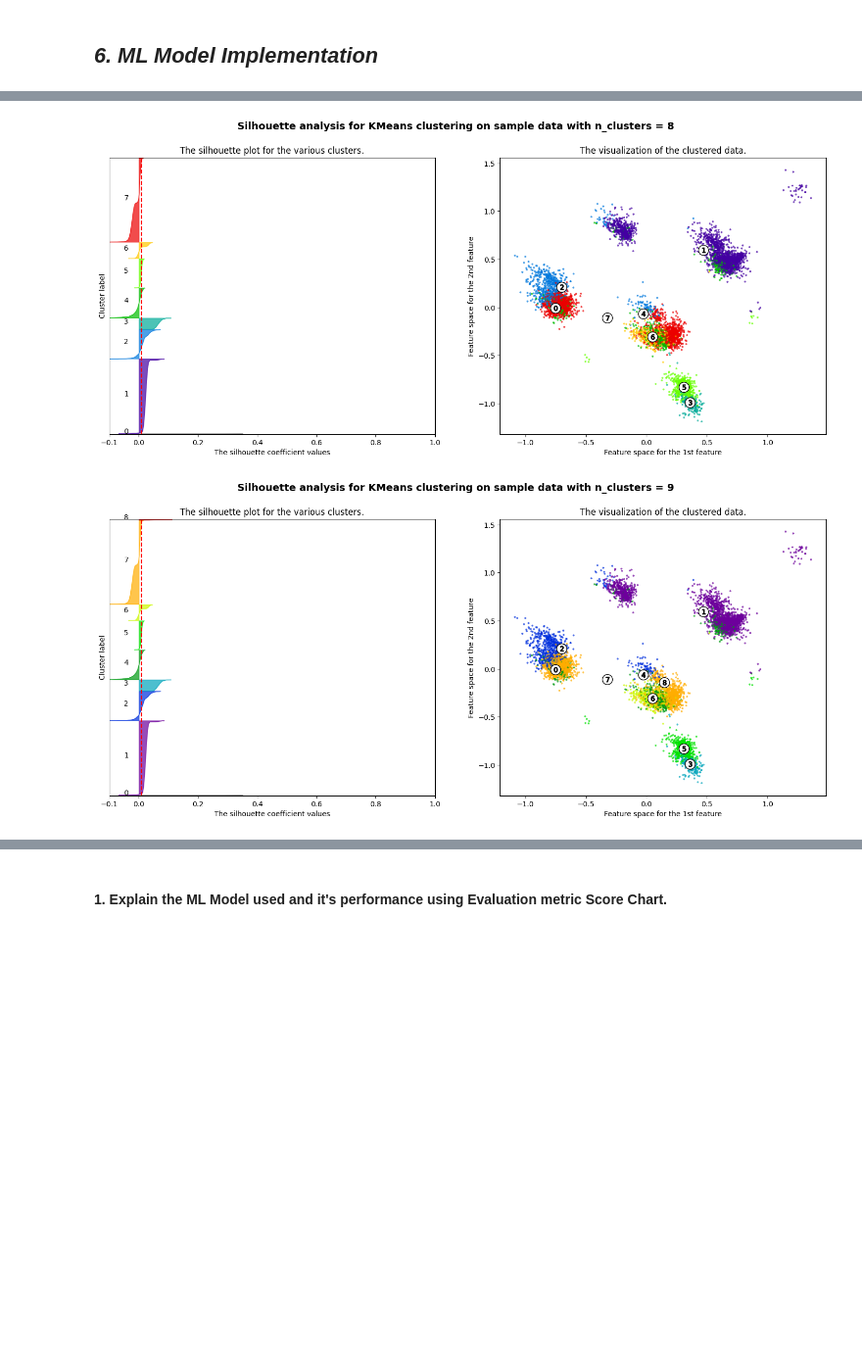
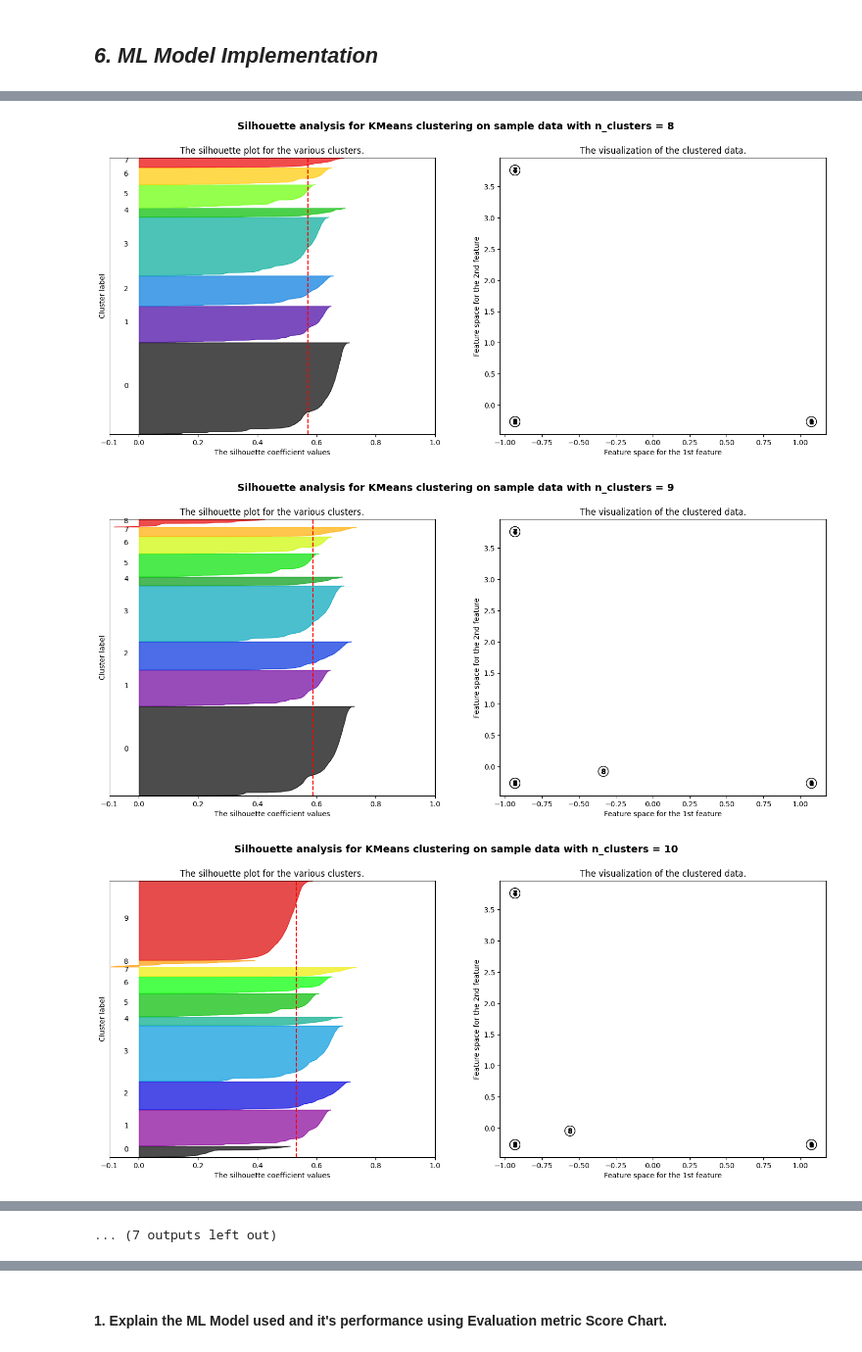
Before and after one commit to sourav03dutta/Netflix-Movies-and-TV-Shows-Clustering, a Jupyter notebook: Netflix_Movies_And_TV_Shows_Clustering.ipynb, the cells around one changed output, grey strips where cells are left out. Shown at 98% size. Drawn from its saved outputs; the diff is of its cells as text; code cells hidden in the pictures; blank space fills up the shorter version.

```diff
--- a/Netflix_Movies_And_TV_Shows_Clustering.ipynb
+++ b/Netflix_Movies_And_TV_Shows_Clustering.ipynb
@@ -1386,0 +1409,4 @@ star
+# %%
+lda = {}
+for i in range(0,lda_gensim_para.num_topics):
+  lda[f'Topic {i}'] = np.zeros(Netflix_Data.shape[0])
@@ -1406,0 +1463,11 @@ Answer Here.
+# %%
+from sklearn.preprocessing import StandardScaler
+
+Netflix_Data_Clusters = Netflix_Data_Clusters.drop('Release_Year', axis=1)
+
+scaler = StandardScaler()
+X_rescale = scaler.fit_transform(Netflix_Data_Clusters)
+
+#dataset contains degree of belonging of document to each topic concatenated to scaled Dataframe
+X = pd.concat([pd.DataFrame(X_rescale, columns = Netflix_Data_Clusters.columns ), (Topic_Model_Data)], axis=1)
+X
@@ -1410,0 +1505,12 @@ Answer Here.
+# %%
+silhouette_score_ = [ ]
+sum_of_sq_dist = {}
+range_n_clusters = [i for i in range(2,20)]
+for n_clusters in range_n_clusters:
+    clusterer = KMeans(n_clusters=n_clusters, n_init=10,random_state=10)
+    preds = clusterer.fit_predict(X)
+    centers = clusterer.cluster_centers_
+    sum_of_sq_dist[n_clusters] = clusterer.inertia_
+
+    score = silhouette_score(X, preds)
+    silhouette_score_.append([int(n_clusters) , round(score , 3)])
@@ -1411,8 +1538,8 @@ Answer Here.
 # %%
 #Within Cluster Sum of Squared Errors(WCSS) for different values of k
 wcss=[]
-for i in range(1,11):
-    km=KMeans(n_clusters=i,random_state = 20)
+for i in range(1,20):
+    km=KMeans(n_clusters=i,random_state = 42)
     km.fit(X)
     wcss.append(km.inertia_)
 # %%
@@ -1429,12 +1558,7 @@ plt.show()
 # %%
-# candidates for the number of cluster
-parameters = list(range(2,10))
-#parameters
-parameter_grid = ParameterGrid({'n_clusters': parameters})
-best_score = -1
-#visualizing Silhouette Score for individual clusters and the clusters made
-#visualizing Silhouette Score for individual clusters and the clusters made
-for n_clusters in parameters:
+range_n_clusters = [i for i in range(2,20)]
+
+for n_clusters in range_n_clusters:
     # Create a subplot with 1 row and 2 columns
     fig, (ax1, ax2) = plt.subplots(1, 2)
     fig.set_size_inches(18, 7)
@@ -1506,7 +1630,7 @@ for n_clusters in parameters:
     # 2nd Plot showing the actual clusters formed
     colors = cm.nipy_spectral(cluster_labels.astype(float) / n_clusters)
     ax2.scatter(
-        X[:, 0], X[:, 1], marker=".", s=30, lw=0, alpha=0.7, c=colors, edgecolor="k"
+        X.iloc[:, 0], X.iloc[:, 1], marker=".", s=30, lw=0, alpha=0.7, c=colors, edgecolor="k"
     )
 
     # Labeling the clusters
@@ -1555,2 +1689,3 @@ For n_clusters = 9 The average silhouette_score is : 0.007787177820760175
-[figure, old version]
+[figure, new version]
-[figure, old version]
+[figure, new version]
+[figure, added]
@@ -1556,0 +1694 @@ For n_clusters = 9 The average silhouette_score is : 0.007787177820760175
+... (7 outputs left out)
```
Also changed, not shown: parts of 145 cells of this notebook.
